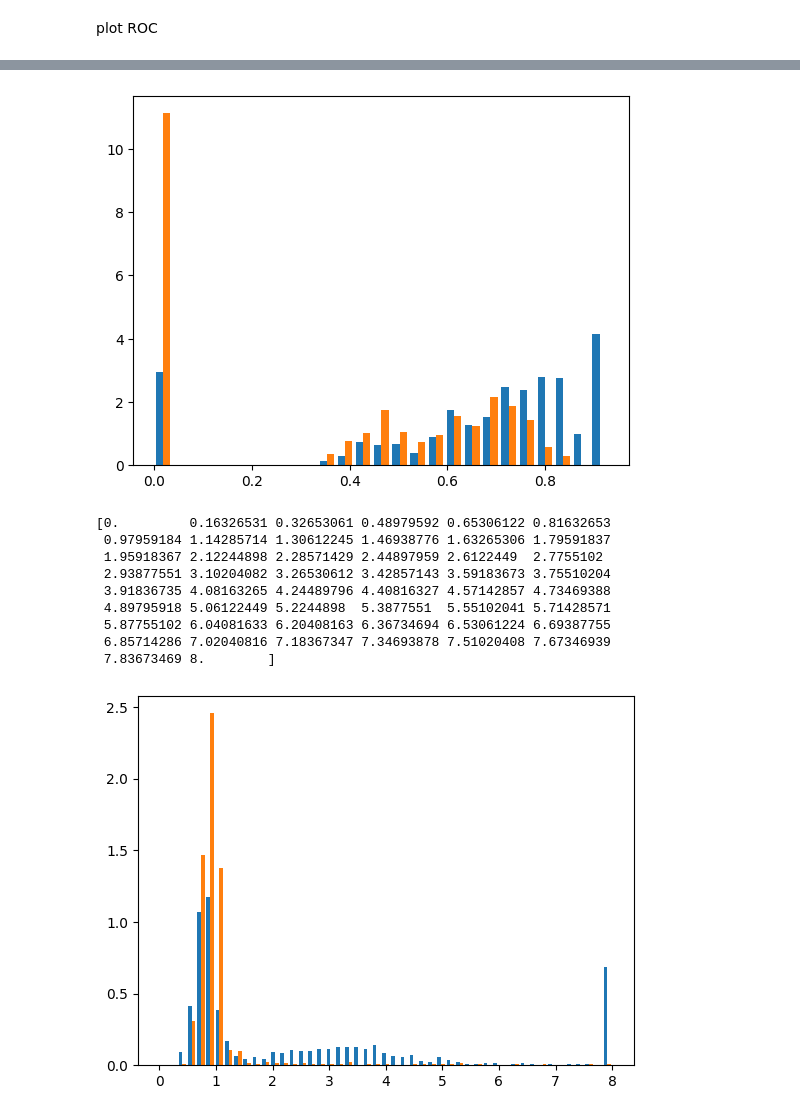
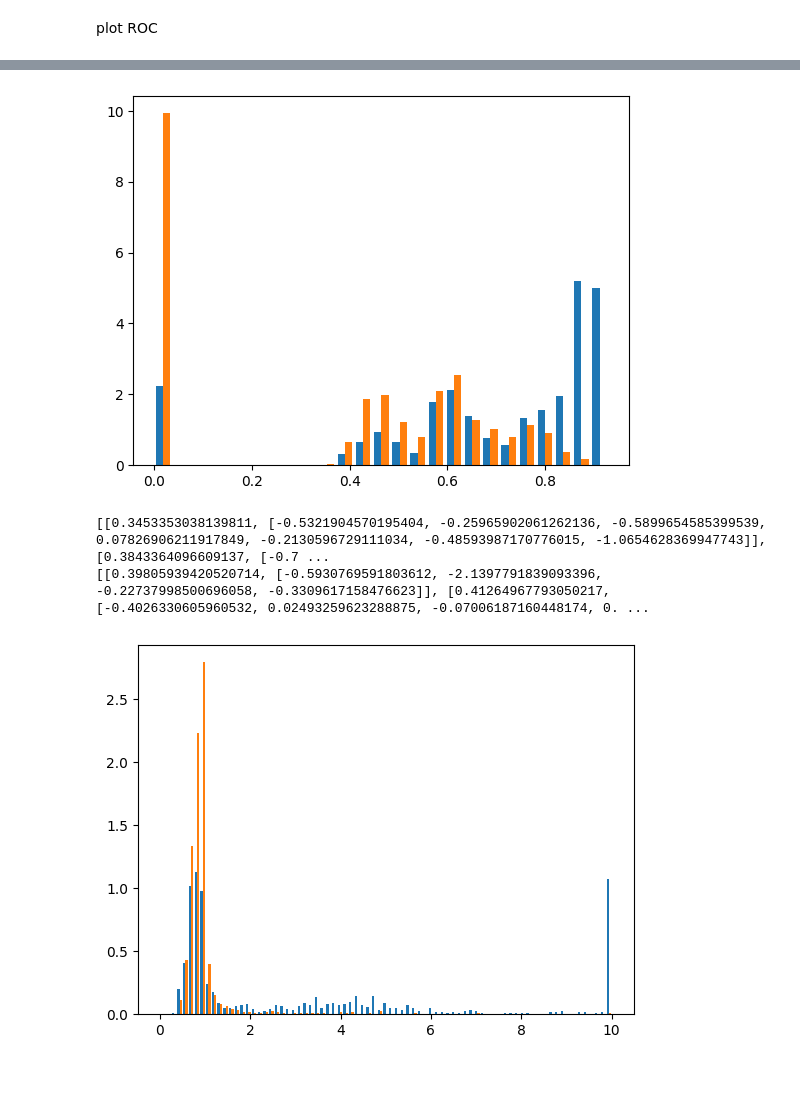
Before and after one commit to CarmellaLi/detecting-Higgs-w-ML, a Jupyter notebook: classifiers.ipynb, the cells around one changed output, grey strips where cells are left out. Cells and saved outputs as stored; diff of their text form; code cells hidden in the pictures; blank space fills up the shorter version.

```diff
--- a/classifiers.ipynb
+++ b/classifiers.ipynb
@@ -101,3 +101,18 @@ def flatten(inData):
     for jet in inData:
         dataFlat = np.append(dataFlat,jet)
     return dataFlat
+# %%
+nEvents = 100000
+
+bj=getbJetData(nEvents, fracDecay=0.2) #only train uses this
+lf=getLFJetData(nEvents)
+
+length_b = []
+for i in bj:
+    length_b.append(len(i))
+length_lf = []
+for i in lf:
+    length_lf.append(len(i))
+# this is for poisson likelihood
+print(max(length_lf))
+lenCount, lenBins, lenPatch=plt.hist([length_b,length_lf],bins=np.linspace(0,13,15), density=True)
@@ -116,9 +130,9 @@ print(f"{len(bjFlat)} vs {len(lfFlat)}")
 # %%
-bins = np.linspace(-3,3,100)
+bins = np.linspace(-3,3,500)
 #c1, b1, p1 = plt.hist(bjFlat,bins=bins,density=True)
 #c2, b2, p2 = plt.hist(lfFlat,bins=bins,histtype="step", density=True)
 TrainHistCounts, TrainHistBins, patch = plt.hist([bjFlat,lfFlat],bins=bins,density=True)
 #plt.yscale("log")
-print(TrainHistBins)
+print(TrainHistCounts)
 plt.show()
 # %% [output]
@@ -244,51 +258,60 @@ for i in range(lf_fn):
     lf_prob2.append(0)
 counts2, bins2, patches2 = plt.hist([b_prob2,lf_prob2], bins=25, density=True)
 # %% [output]
-[figure, old version]
+[figure, new version]
 # %%
 #likelyhood #This uses the histogram for d0
 def probInHist(d0, counts, bins): #counts is list of lists
     x=len(bins)-2
-    for i in range(len(bins)):  #linear search :(
+    for i in range(len(bins)):
         if d0 < bins[i]:
             x=i-1
             break
     p=(counts[0][x])/(counts[1][x])
     return p
 
 def likelihood(test, train_hist_counts, train_hist_bins):
     p=[]
     for i in test:
         pi=1
         for j in i:
             pi = pi*probInHist(j,train_hist_counts, train_hist_bins)
         p.append(pi)
     return p
 
+def llhANDjets(test, train_hist_counts, train_hist_bins):
+    p=[]
+    for i in test:
+        pi=1
+        for j in i:
+            pi = pi*probInHist(j,train_hist_counts, train_hist_bins)
+        p.append([pi,i]) ###############just to see the jets and its likelihood
+    return p
+
 bj_test3=copy.deepcopy(bj_test)
 lf_test3=copy.deepcopy(lf_test)
 
 bj_p3=likelihood(bj_test3,TrainHistCounts,TrainHistBins)
 lf_p3=likelihood(lf_test3,TrainHistCounts,TrainHistBins)
 
 for i in range(len(bj_p3)):
-    if bj_p3[i] > 8:
-        bj_p3[i] = 8
+    if bj_p3[i] > 10:
+        bj_p3[i] = 10
 
 for i in range(len(lf_p3)):
-    if lf_p3[i] > 8:
-        lf_p3[i] = 8
+    if lf_p3[i] > 10:
+        lf_p3[i] = 10
 
-counts3, bins3, patches3 = plt.hist([bj_p3,lf_p3], bins=np.linspace(0,8,50), density=True)
-print(bins3)
+bj_p3_ = llhANDjets(copy.deepcopy(bj_test3),TrainHistCounts,TrainHistBins)
+lf_p3_ =llhANDjets(copy.deepcopy(lf_test3),TrainHistCounts,TrainHistBins)
+
+bj_p3_.sort(key = lambda ls : ls[0])
+lf_p3_.sort(key = lambda ls : ls[0])
+
+print(bj_p3_)
+print(lf_p3_)
+counts3, bins3, patches3 = plt.hist([bj_p3,lf_p3], bins=np.linspace(0,10,80), density=True)
 # %% [output]
-[0.         0.16326531 0.32653061 0.48979592 0.65306122 0.81632653
- 0.97959184 1.14285714 1.30612245 1.46938776 1.63265306 1.79591837
- 1.95918367 2.12244898 2.28571429 2.44897959 2.6122449  2.7755102
- 2.93877551 3.10204082 3.26530612 3.42857143 3.59183673 3.75510204
- 3.91836735 4.08163265 4.24489796 4.40816327 4.57142857 4.73469388
- 4.89795918 5.06122449 5.2244898  5.3877551  5.55102041 5.71428571
- 5.87755102 6.04081633 6.20408163 6.36734694 6.53061224 6.69387755
- 6.85714286 7.02040816 7.18367347 7.34693878 7.51020408 7.67346939
- 7.83673469 8.        ]
+[[0.3453353038139811, [-0.5321904570195404, -0.25965902061262136, -0.5899654585399539, 0.07826906211917849, -0.2130596729111034, -0.48593987170776015, -1.0654628369947743]], [0.3843364096609137, [-0.7 ...
+[[0.39805939420520714, [-0.5930769591803612, -2.1397791839093396, -0.22737998500696058, -0.3309617158476623]], [0.41264967793050217, [-0.4026330605960532, 0.02493259623288875, -0.07006187160448174, 0. ...
-[figure, old version]
+[figure, new version]
```
Also changed, not shown: parts of 10 cells of this notebook.
